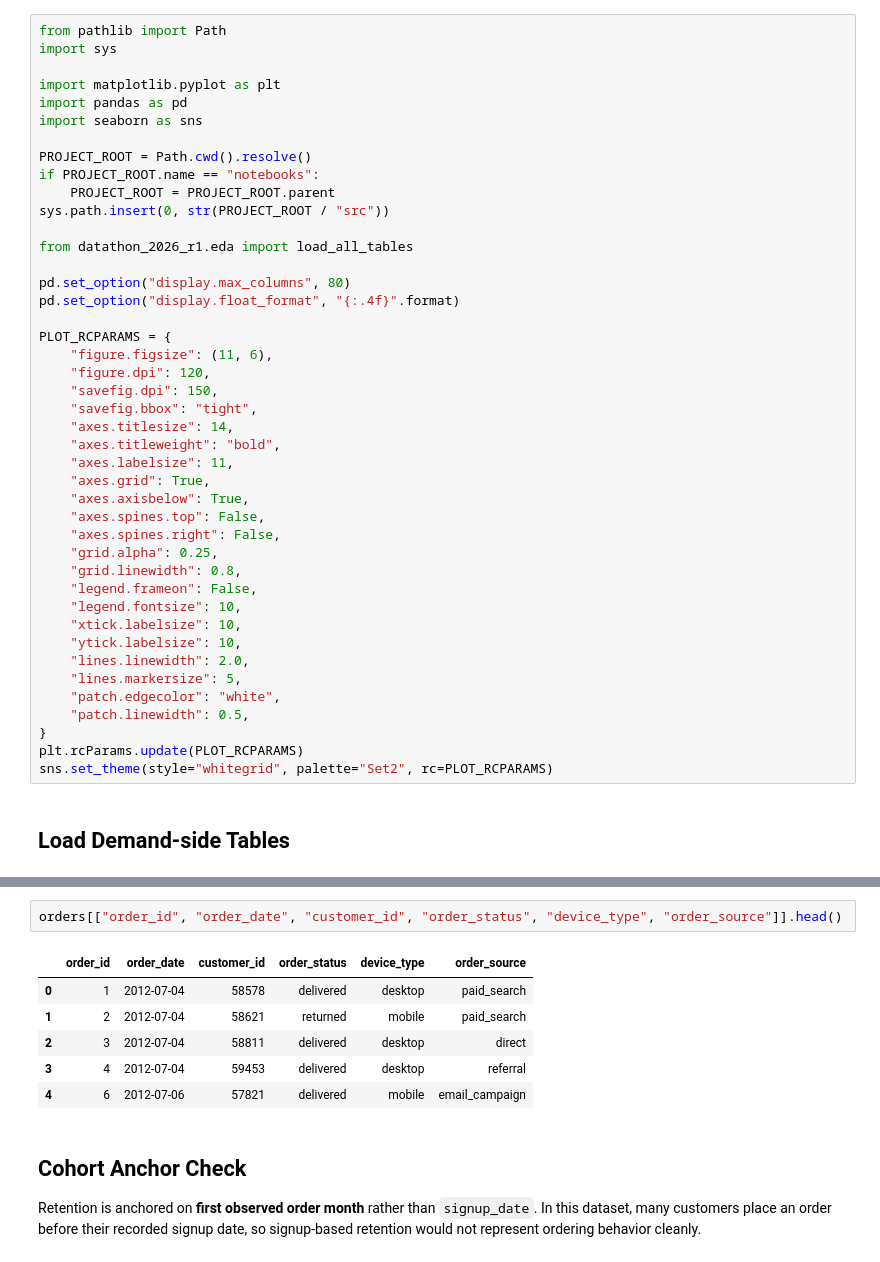
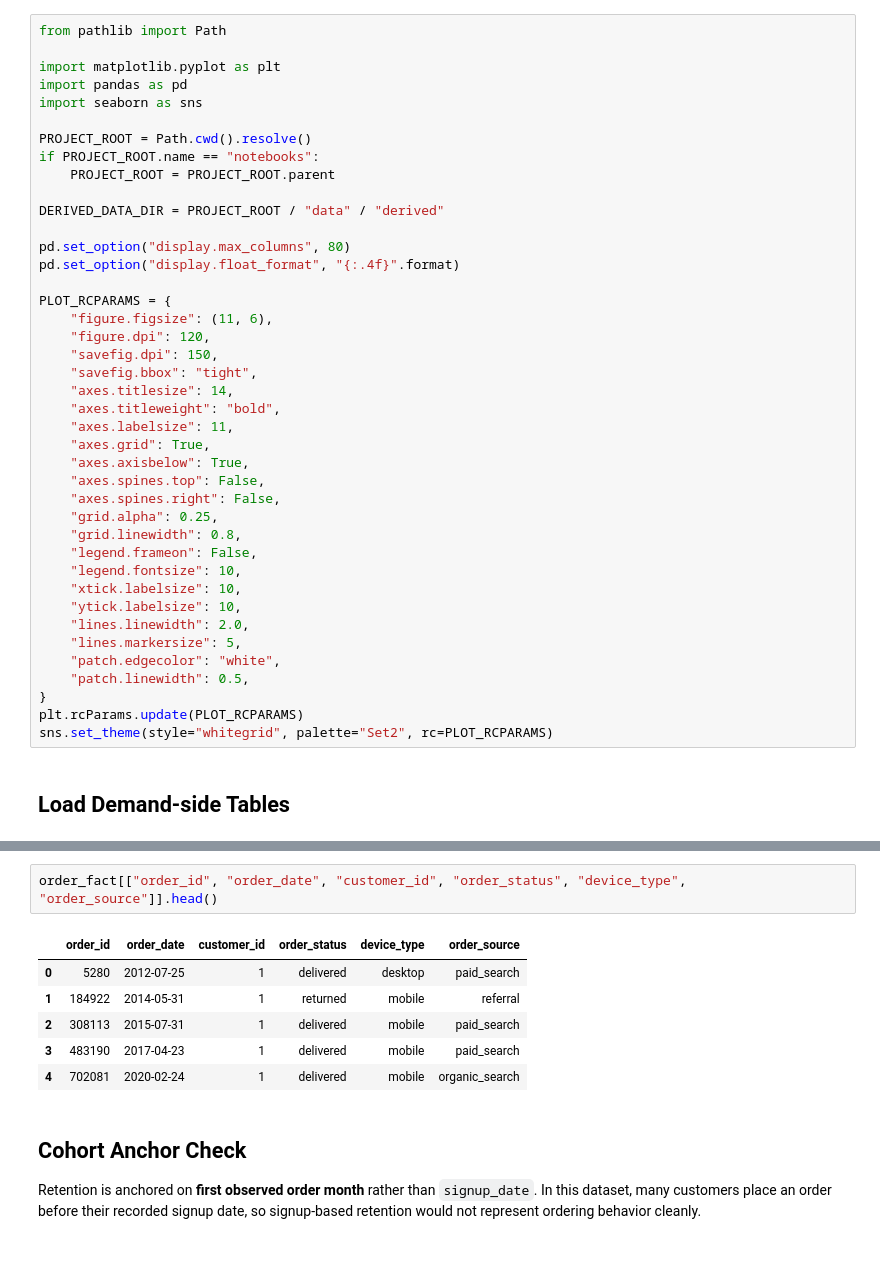
Before and after one commit to NgTHung/DATATHON-2026-r1, a Jupyter notebook: notebooks/Demand-side.ipynb, the cells around one changed output, grey strips where cells are left out. Saved outputs shown, nothing was run; the diff lists cells and outputs as text.

```diff
--- a/notebooks/Demand-side.ipynb
+++ b/notebooks/Demand-side.ipynb
@@ -6,7 +6,6 @@ Goal: initialize demand-side analysis with customer cohort retention views, then
 ## Setup
 # %%
 from pathlib import Path
-import sys
 
 import matplotlib.pyplot as plt
 import pandas as pd
@@ -15,9 +14,8 @@ import seaborn as sns
 PROJECT_ROOT = Path.cwd().resolve()
 if PROJECT_ROOT.name == "notebooks":
     PROJECT_ROOT = PROJECT_ROOT.parent
-sys.path.insert(0, str(PROJECT_ROOT / "src"))
 
-from datathon_2026_r1.eda import load_all_tables
+DERIVED_DATA_DIR = PROJECT_ROOT / "data" / "derived"
 
 pd.set_option("display.max_columns", 80)
 pd.set_option("display.float_format", "{:.4f}".format)
@@ -60,12 +108,12 @@ orders.shape, customers.shape
 # %%
-orders[["order_id", "order_date", "customer_id", "order_status", "device_type", "order_source"]].head()
+order_fact[["order_id", "order_date", "customer_id", "order_status", "device_type", "order_source"]].head()
 # %% [output]
 |  | order_id | order_date | customer_id | order_status | device_type | order_source |
-| 0 | 1 | 2012-07-04 | 58578 | delivered | desktop | paid_search |
-| 1 | 2 | 2012-07-04 | 58621 | returned | mobile | paid_search |
-| 2 | 3 | 2012-07-04 | 58811 | delivered | desktop | direct |
-| 3 | 4 | 2012-07-04 | 59453 | delivered | desktop | referral |
-| 4 | 6 | 2012-07-06 | 57821 | delivered | mobile | email_campaign |
+| 0 | 5280 | 2012-07-25 | 1 | delivered | desktop | paid_search |
+| 1 | 184922 | 2014-05-31 | 1 | returned | mobile | referral |
+| 2 | 308113 | 2015-07-31 | 1 | delivered | mobile | paid_search |
+| 3 | 483190 | 2017-04-23 | 1 | delivered | mobile | paid_search |
+| 4 | 702081 | 2020-02-24 | 1 | delivered | mobile | organic_search |
 # %% [markdown]
 ## Cohort Anchor Check
 
```
Also changed, not shown: parts of 12 cells of this notebook, 4 other files.
